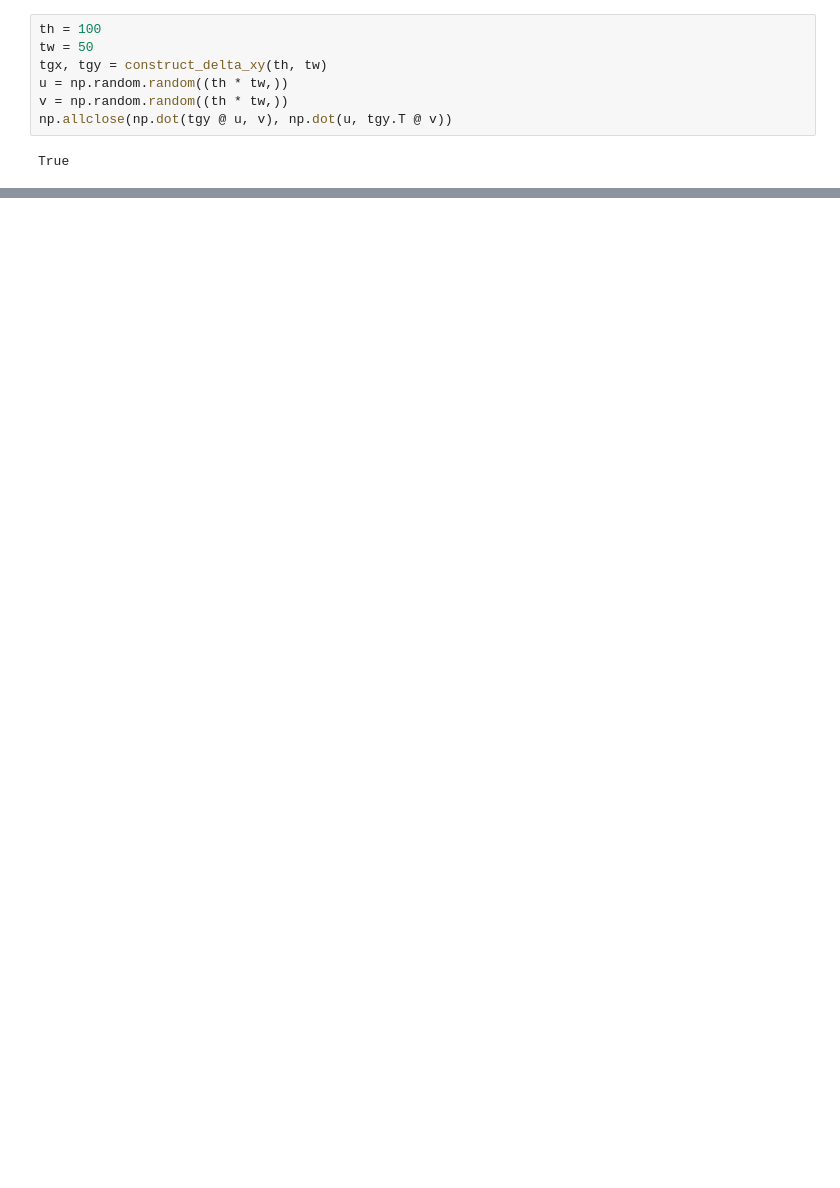
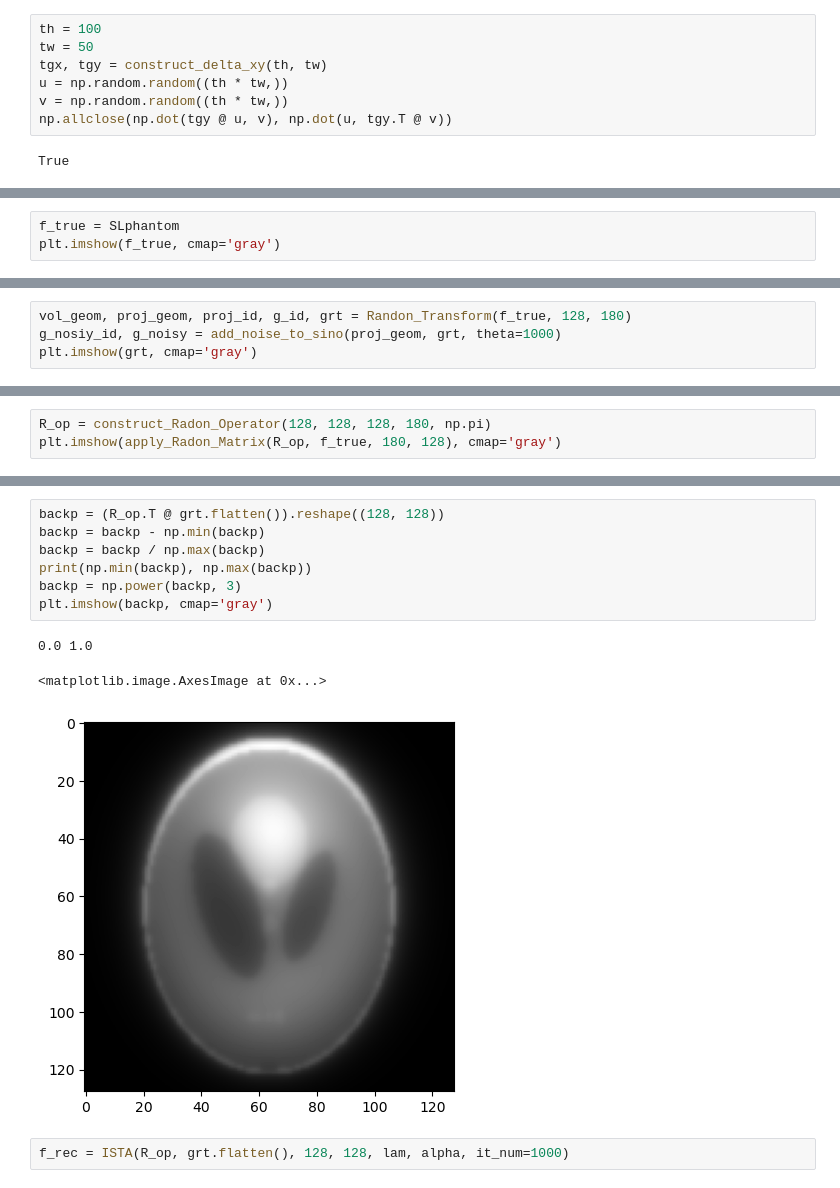
Before and after one commit to lucieniii/UCL-IPI-2022, a Jupyter notebook: ex4/ex4.ipynb, the cells around one changed output, grey strips where cells are left out. Saved outputs shown, nothing was run; the diff lists cells and outputs as text; blank space fills up the shorter version.

```diff
--- a/ex4/ex4.ipynb
+++ b/ex4/ex4.ipynb
@@ -457,0 +524,3 @@ True
+# %%
+f_true = SLphantom
+plt.imshow(f_true, cmap='gray')
@@ -457,0 +530,4 @@ True
+# %%
+vol_geom, proj_geom, proj_id, g_id, grt = Randon_Transform(f_true, 128, 180)
+g_nosiy_id, g_noisy = add_noise_to_sino(proj_geom, grt, theta=1000)
+plt.imshow(grt, cmap='gray')
@@ -457,0 +537,3 @@ True
+# %%
+R_op = construct_Radon_Operator(128, 128, 128, 180, np.pi)
+plt.imshow(apply_Radon_Matrix(R_op, f_true, 180, 128), cmap='gray')
@@ -457,0 +586,13 @@ True
+# %%
+backp = (R_op.T @ grt.flatten()).reshape((128, 128))
+backp = backp - np.min(backp)
+backp = backp / np.max(backp)
+print(np.min(backp), np.max(backp))
+backp = np.power(backp, 3)
+plt.imshow(backp, cmap='gray')
+# %% [output]
+0.0 1.0
+<matplotlib.image.AxesImage at 0x...>
+[figure, added]
+# %%
+f_rec = ISTA(R_op, grt.flatten(), 128, 128, lam, alpha, it_num=1000)
```
Also changed, not shown: parts of 29 cells of this notebook.
